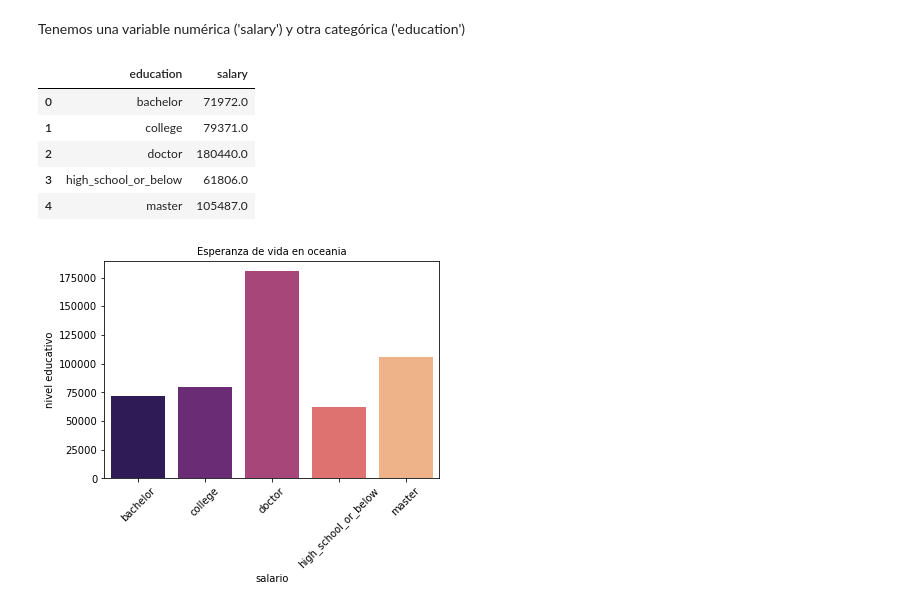
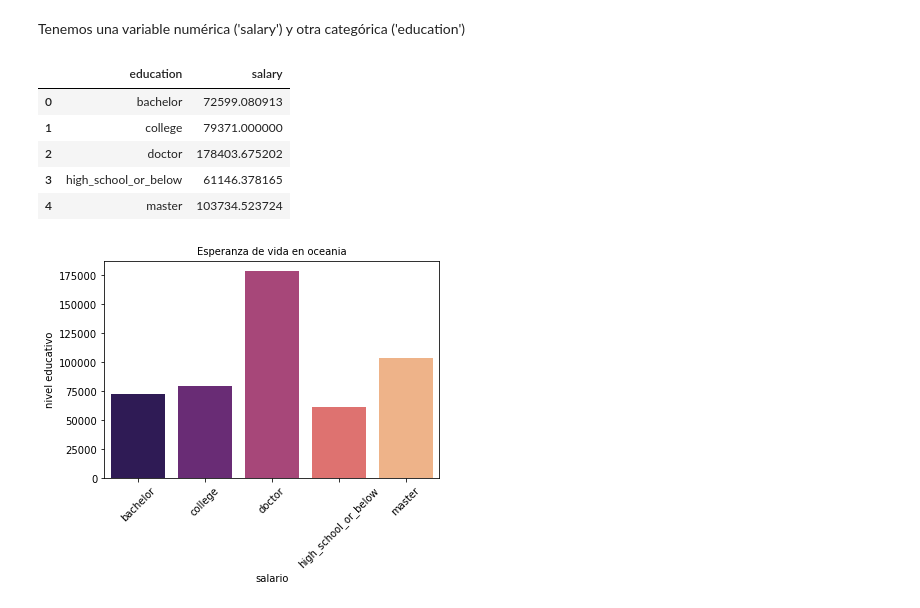
Before and after one commit to Adalab/bda-modulo-3-evaluacion-final-raquelmartinrodriguez, a Jupyter notebook: 3_analisis.ipynb, the cells around one changed output. Cells and saved outputs as stored; diff of their text form; code cells hidden in the pictures.

```diff
--- a/3_analisis.ipynb
+++ b/3_analisis.ipynb
@@ -211,16 +211,16 @@ Vemos que la mayor cantidad de clientes está en Quebec, Ontario y Britis_columb
 # %% [markdown]
 Tenemos una variable numérica ('salary') y otra categórica ('education')
 # %%
-#agrupamos por niveles educativos y hacemos la mediana, que es menos sensible a outliers
-df_educacion_mediana = df.groupby('education')['salary'].median().reset_index()
-df_educacion_mediana
+#agrupamos por niveles educativos y calculamos la media.
+df_educacion_media = df.groupby('education')['salary'].mean().reset_index()
+df_educacion_media
 # %% [output]
 |  | education | salary |
-| 0 | bachelor | 71972.0 |
-| 1 | college | 79371.0 |
-| 2 | doctor | 180440.0 |
-| 3 | high_school_or_below | 61806.0 |
-| 4 | master | 105487.0 |
+| 0 | bachelor | 72599.080913 |
+| 1 | college | 79371.000000 |
+| 2 | doctor | 178403.675202 |
+| 3 | high_school_or_below | 61146.378165 |
+| 4 | master | 103734.523724 |
 # %%
 #realizamos un gráfico para visualizar como se distribuyen los salarios en función del nivel educativo
 
```
Also changed, not shown: parts of 12 cells of this notebook, 1 other file.
